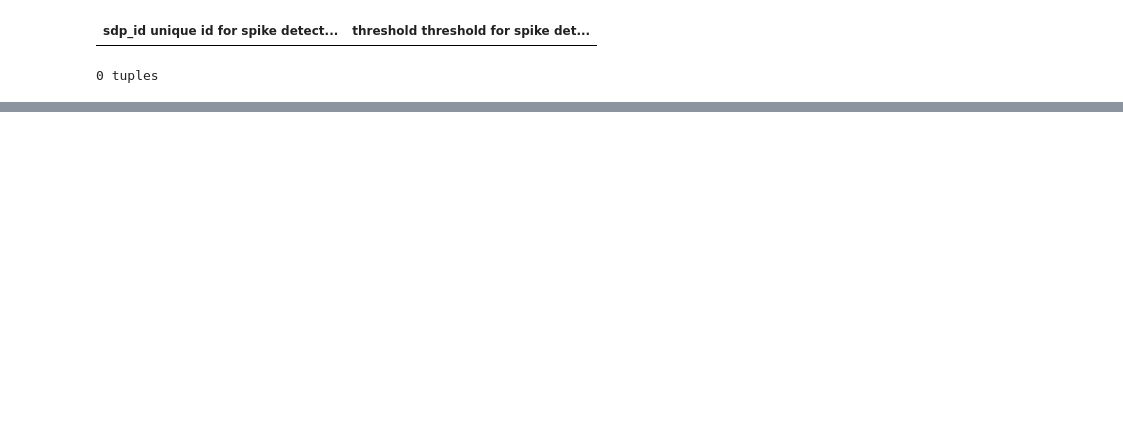
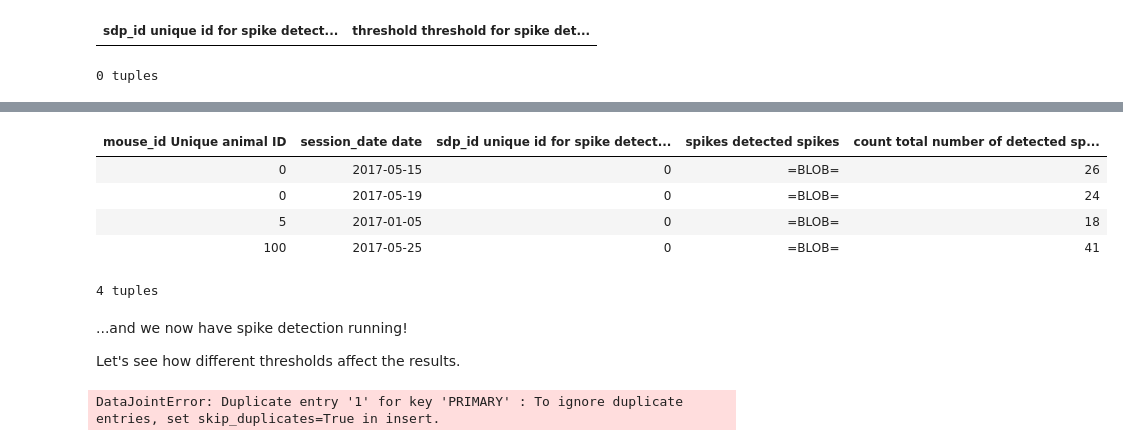
Before and after one commit to datajoint/neuronex_workshop_2018, a Jupyter notebook: 02-Imported and Computed Tables.ipynb, the cells around one changed output, grey strips where cells are left out. Cells and saved outputs as stored; diff of their text form; code cells hidden in the pictures; blank space fills up the shorter version.

```diff
--- a/02-Imported and Computed Tables.ipynb
+++ b/02-Imported and Computed Tables.ipynb
@@ -639,3 +667,20 @@ SpikeDetectionParam.insert1((0, 0.5))
+# %%
+Spikes()
+# %% [output]
+| mouse_id Unique animal ID | session_date date | sdp_id unique id for spike detect... | spikes detected spikes | count total number of detected sp... |
+| 0 | 2017-05-15 | 0 | =BLOB= | 26 |
+| 0 | 2017-05-19 | 0 | =BLOB= | 24 |
+| 5 | 2017-01-05 | 0 | =BLOB= | 18 |
+| 100 | 2017-05-25 | 0 | =BLOB= | 41 |
+4 tuples
+# %% [markdown]
+...and we now have spike detection running!
+
+Let's see how different thresholds affect the results.
+# %%
+SpikeDetectionParam.insert1((1, 0.9))  # add another threshold
+# %% [output]
+DataJointError: Duplicate entry '1' for key 'PRIMARY' : To ignore duplicate entries, set skip_duplicates=True in insert.
 # %%
 SpikeDetectionParam()
 # %% [output]
```
Also changed, not shown: parts of 24 cells of this notebook.
